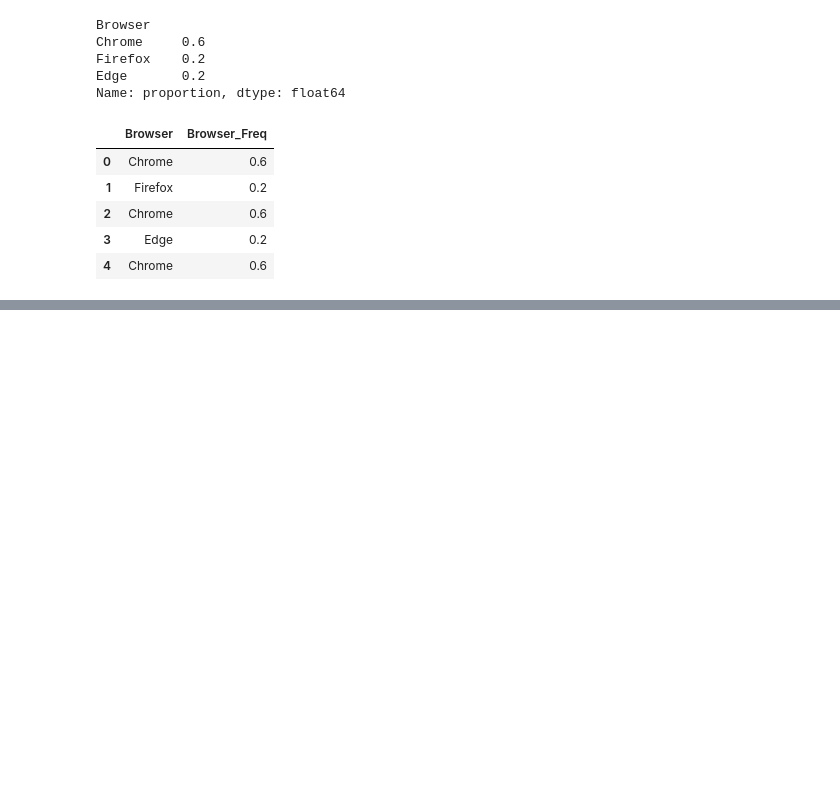
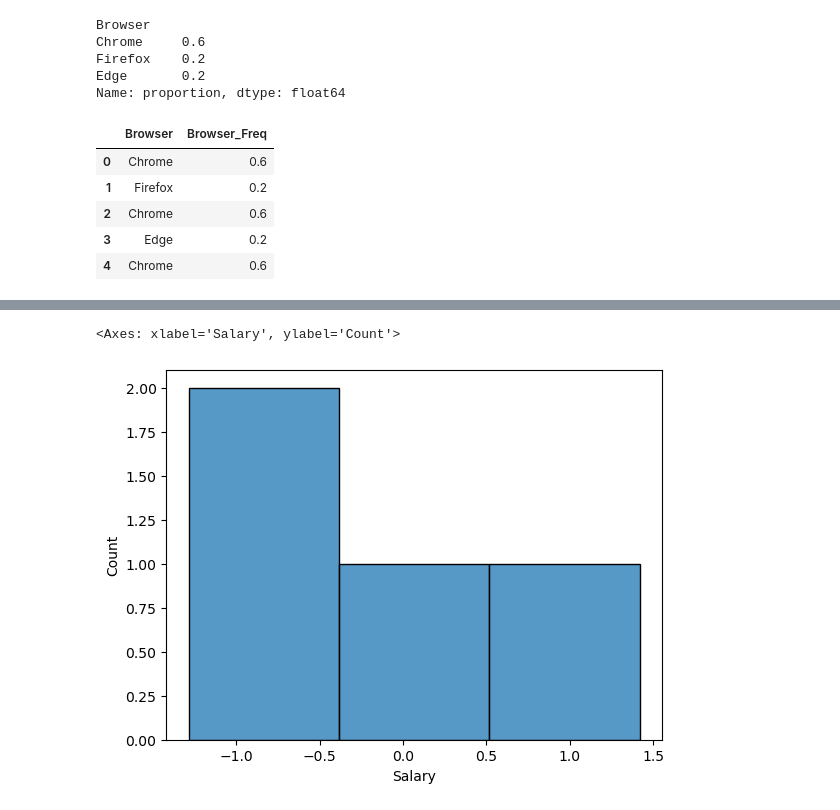
Before and after one commit to Niraj7272/DataScience, a Jupyter notebook: Practice/Feature_Engineering.ipynb, the cells around one changed output, grey strips where cells are left out. Saved outputs shown, nothing was run; the diff lists cells and outputs as text; code cells hidden in the pictures; blank space fills up the shorter version.

Commit message:
scaling and transformer

```diff
--- a/Practice/Feature_Engineering.ipynb
+++ b/Practice/Feature_Engineering.ipynb
@@ -672,0 +809,6 @@ df
+# %%
+from sklearn.preprocessing import StandardScaler
+scaler = StandardScaler()
+Scaled_data = scaler.fit_transform(df)
+df1 = pd.DataFrame(Scaled_data, columns=df.columns)
+df1
@@ -672,0 +843,5 @@ df
+# %%
+sns.histplot(df1['Salary'])
+# %% [output]
+<Axes: xlabel='Salary', ylabel='Count'>
+[figure, added]
```
Also changed, not shown: parts of 34 cells of this notebook.
